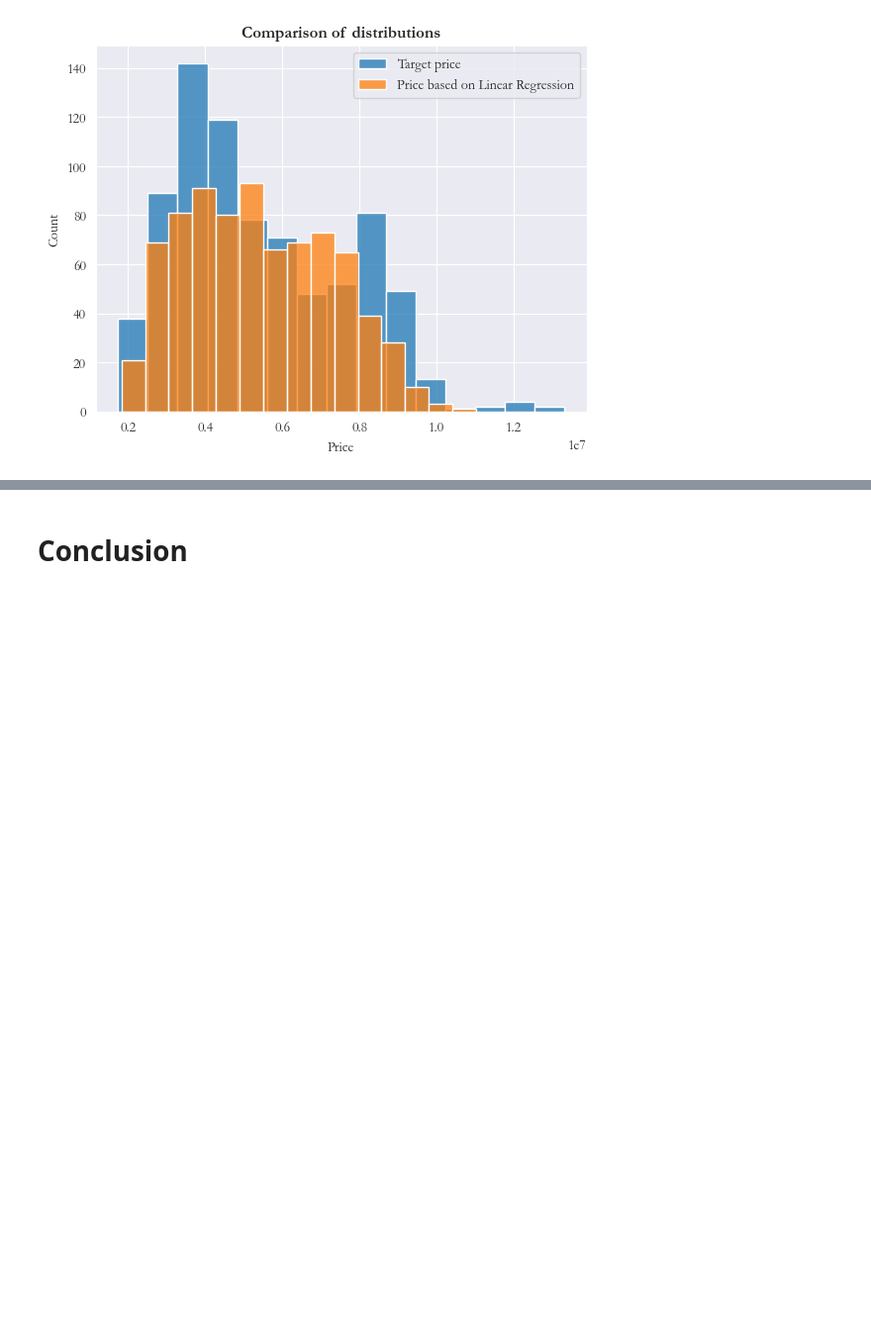
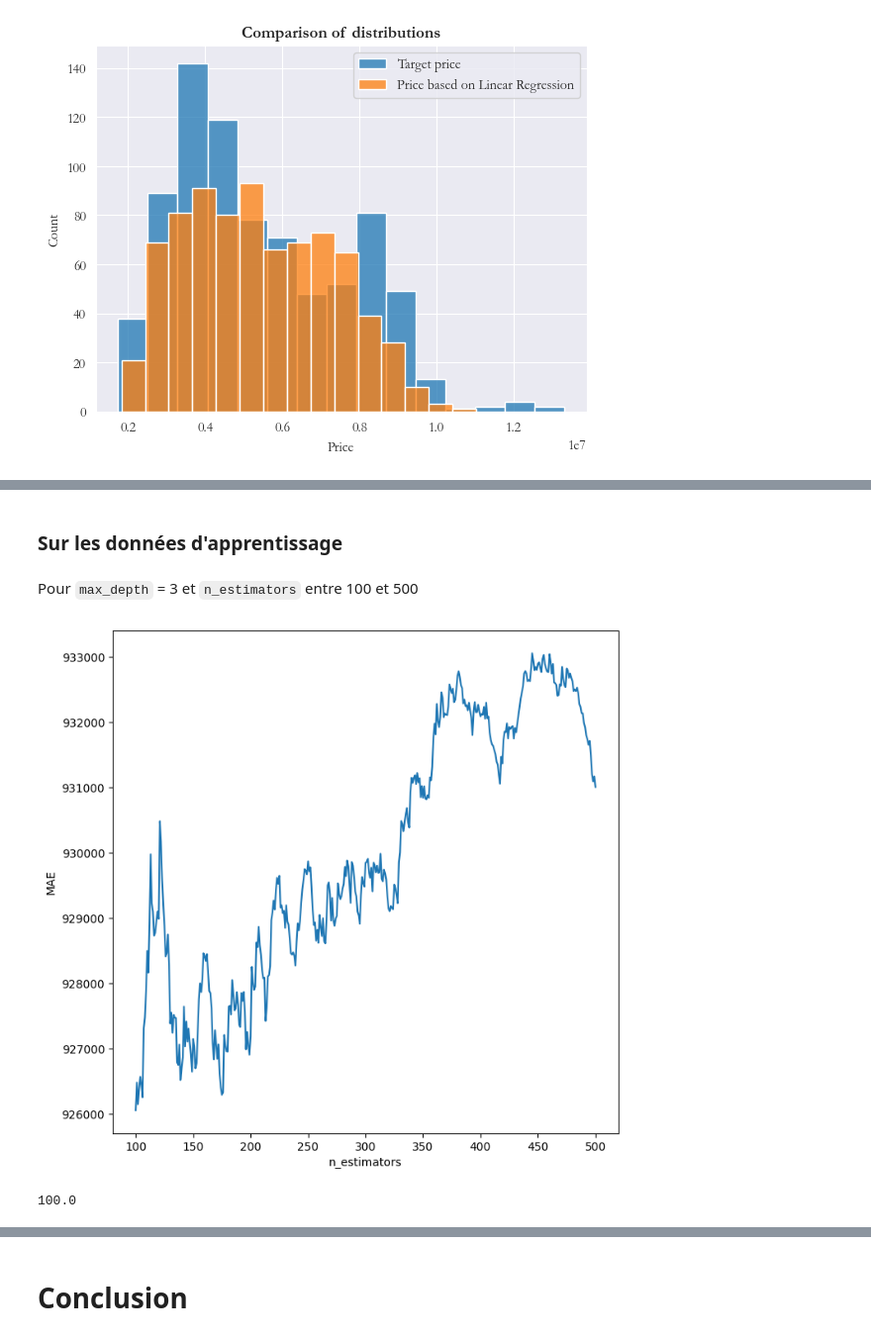
Before and after one commit to ThibaudGENEL/HousingPrice, a Jupyter notebook: notebook.ipynb, the cells around one changed output, grey strips where cells are left out. Shown at 99% size. Cells and saved outputs as stored; diff of their text form; code cells hidden in the pictures; blank space fills up the shorter version.

```diff
--- a/notebook.ipynb
+++ b/notebook.ipynb
@@ -389,0 +422,32 @@ plt.show()
+# %% [markdown]
+### Sur les données d'apprentissage
+# %% [markdown]
+Pour `max_depth` = 3 et `n_estimators` entre 100 et 500
+# %%
+n_estimators = np.arange(100,501,1)
+
+mae = []
+
+for i in n_estimators:
+    RF_df = RF(max_features=4,
+               random_state=0, max_depth=3,
+               n_estimators=i).fit(X_train, y_train)
+    y_hat_RF = RF_df.predict(X_train)
+    mae.append(np.mean(np.abs(y_train - y_hat_RF)))
+
+ax = subplots(figsize=(8,8))[1]
+ax.plot(n_estimators,mae)
+plt.xlabel('n_estimators')
+plt.ylabel('MAE')
+plt.show()
+# %% [output]
+[figure, added]
+# %%
+mae_df = pd.DataFrame({'mae': mae, 'n_estimators': n_estimators})
+
+# Find the row with the minimum 'mae'
+min_row = mae_df.loc[mae_df['mae'].idxmin()]
+
+min_row['n_estimators']
+# %% [output]
+100.0
```
Also changed, not shown: parts of 31 cells of this notebook.
